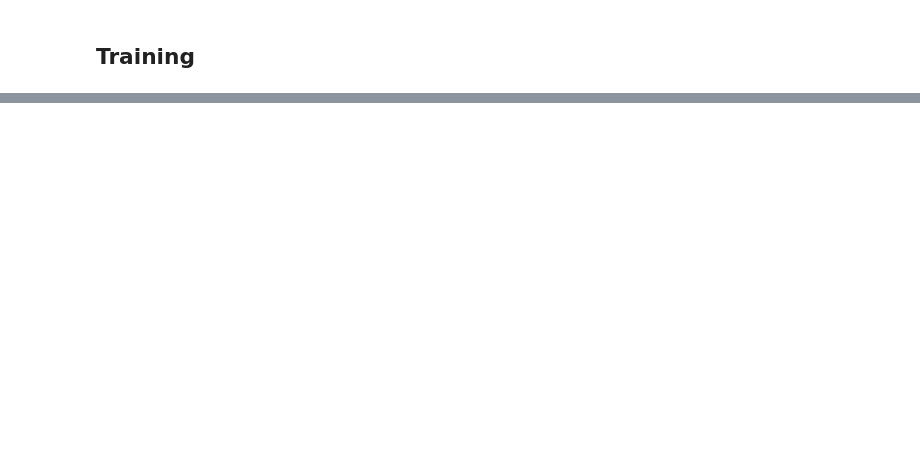
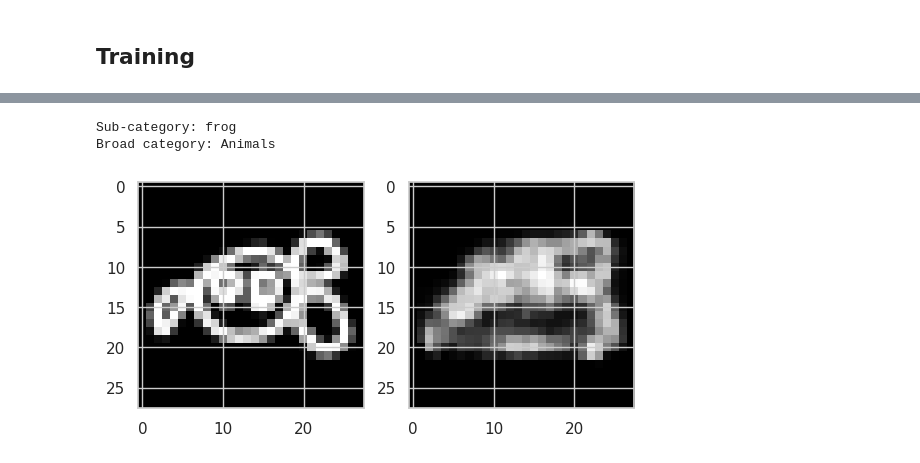
Before and after one commit to pavelihno/cognition-computation-project, a Jupyter notebook: project.ipynb, the cells around one changed output, grey strips where cells are left out. Saved outputs shown, nothing was run; the diff lists cells and outputs as text; code cells hidden in the pictures; blank space fills up the shorter version.

Commit message:
VAE trained

```diff
--- a/project.ipynb
+++ b/project.ipynb
@@ -194,6 +165,17 @@ def show_img(
         print(f'Predicted broad category: {predicted_broad_category}')
     img = img.cpu()
     plt.imshow(img, cmap='gray')
+    plt.show()
+
+
+def compare_imgs(imgs, sub_category, broad_category):
+    print(f'Sub-category: {sub_category}')
+    print(f'Broad category: {broad_category}')
+    n_imgs = len(imgs)
+    for i, img in enumerate(imgs):
+        img = img.cpu()
+        plt.subplot(1, n_imgs, i+1)
+        plt.imshow(img, cmap='gray')
     plt.show()
 
 
@@ -429,3 +414,22 @@ def elbo(recon_x, x, mu, logvar):
 def vae_loss_fn(outputs, x):
     recon_x, mu, logvar = outputs
     return -elbo(recon_x, x, mu, logvar)
+# %%
+vae_model = train_model(
+    model=VAE(
+        input_dim=IMG_SHAPE[0] * IMG_SHAPE[1],
+        hidden_dim=512,
+        latent_dim=32
+    ),
+    train_loader=train_loader,
+    optimizer_cls=torch.optim.Adam,
+    optimizer_params={'lr': 0.001},
+    loss_fn=vae_loss_fn,
+    self_supervised=True,
+    epochs=300,
+    device=device,
+    filename='vae',
+    checkpoint_freq=100,
+    checkpoint_dir='checkpoints',
+    checkpoint_path='checkpoints/vae.pth_check_250.pth'
+)
@@ -431,0 +446,16 @@ def vae_loss_fn(outputs, x):
+# %%
+test_idx = 1000
+test_img, test_label = test_dataset[test_idx]
+test_sub_category, test_broad_category = sketch_categories[test_label]
+
+recon_img, _, _ = vae_model(test_img.to(device))
+
+compare_imgs(
+    [img.reshape(IMG_SHAPE) for img in [test_img, recon_img.detach()]],
+    sub_category=test_sub_category,
+    broad_category=test_broad_category
+)
+# %% [output]
+Sub-category: frog
+Broad category: Animals
+[figure, added]
```
Also changed, not shown: parts of 5 cells of this notebook.
